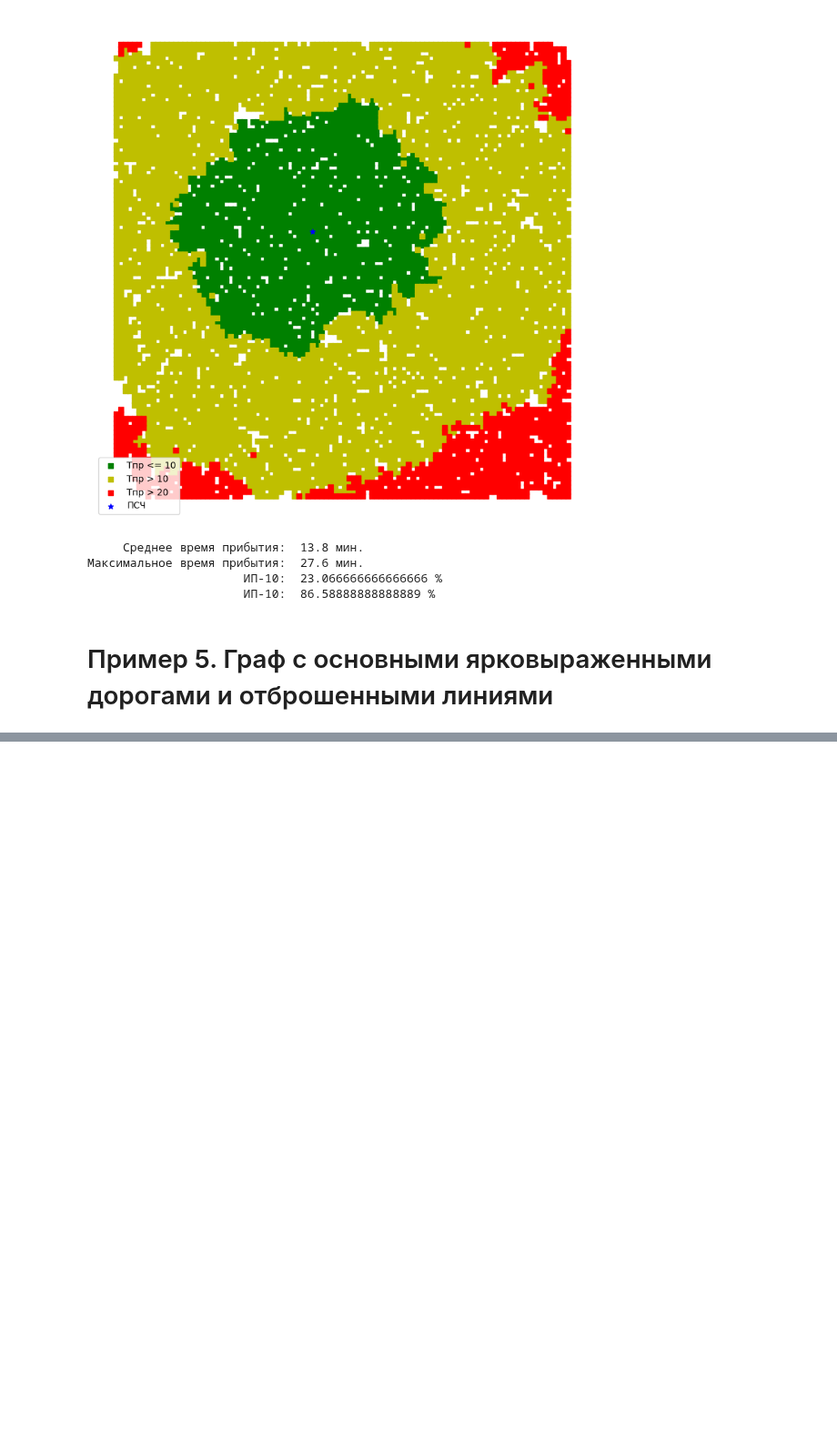
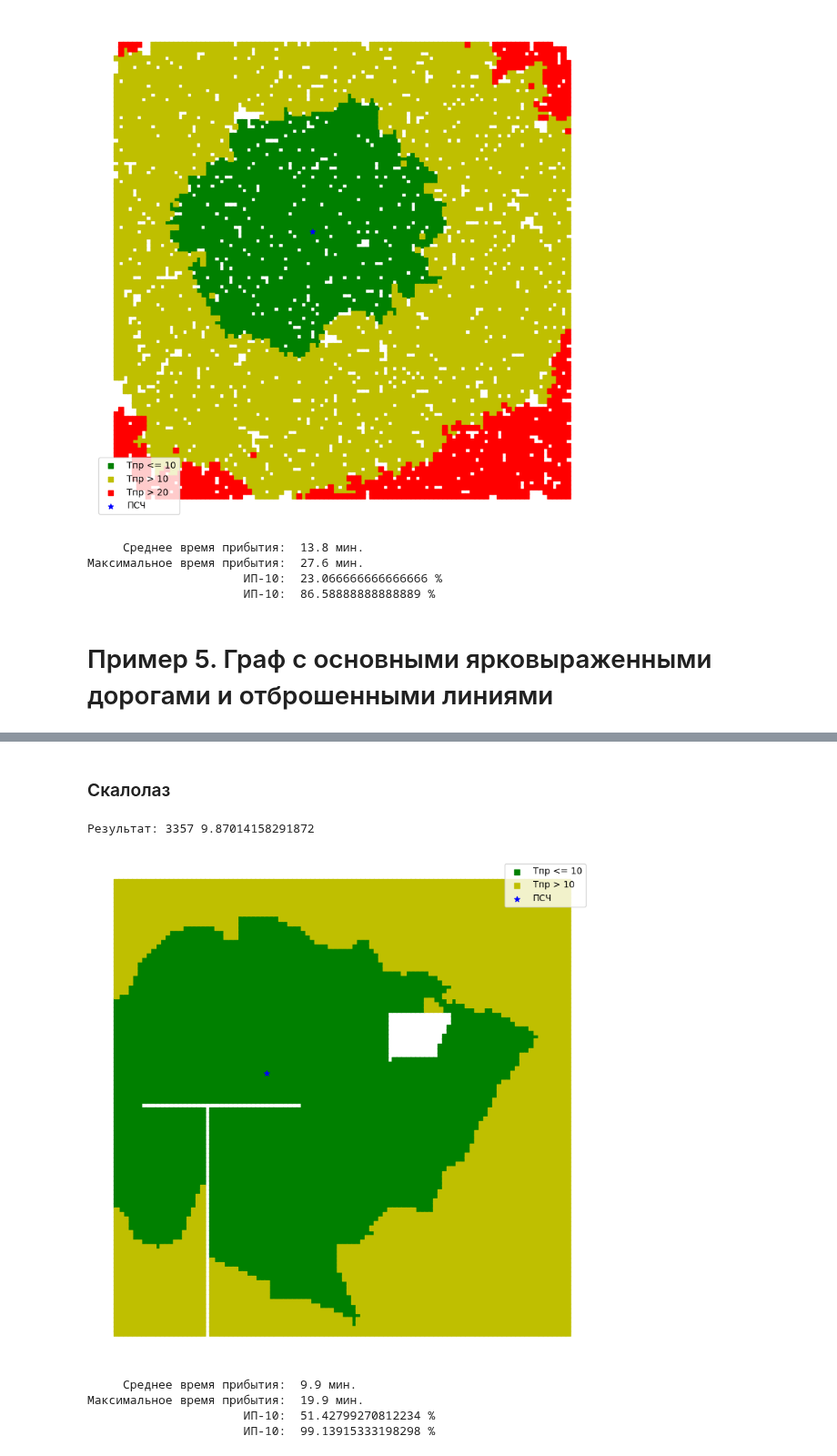
Before and after one commit to Obsidian-pb/genesis, a Jupyter notebook: work/genesis/grid_graphs_test.ipynb, the cells around one changed output, grey strips where cells are left out. Shown at 91% size. Drawn from its saved outputs; the diff is of its cells as text; code cells hidden in the pictures; blank space fills up the shorter version.

```diff
--- a/work/genesis/grid_graphs_test.ipynb
+++ b/work/genesis/grid_graphs_test.ipynb
@@ -370,0 +389,32 @@ ValueError: aspect must be finite and positive
+# %% [markdown]
+### Скалолаз
+# %%
+from genesis.best_points import BestNodeHillClimbing
+
+# G = generate_grid_graph(n=100, m=100, step=100.0, speed=30.0, diagonals=True)
+# G = generate_grid_graph(n=100, m=100, step=100.0, speed=speed, diagonals=False)
+# G = remove_random_elements(G,
+#                 remove_nodes=int(G.number_of_nodes()*0.1),
+#                 remove_edges=int(G.number_of_edges()*0.2))
+
+hill_climber = BestNodeHillClimbing(state,
+                        metric,
+                        )
+
+best_nodes, best_metric = hill_climber(env=G)
+print('Результат:', best_nodes, best_metric)
+
+# Оценка результата
+times, _ = FirstArrivalUnitState()(G, {best_nodes: 'full'})
+
+g_nodes = ox.graph_to_gdfs(G, nodes=True, edges=False)
+g_nodes['arrival_time'] = times
+
+print_results(g_nodes, {best_nodes: 'full'}, figsize=(10,10))
+# %% [output]
+Результат: 3357 9.87014158291872
+[figure, added]
+     Среднее время прибытия:  9.9 мин.
+Максимальное время прибытия:  19.9 мин.
+                      ИП-10:  51.42799270812234 %
+                      ИП-10:  99.13915333198298 %
```
Also changed, not shown: parts of 21 cells of this notebook, 4 other files.
